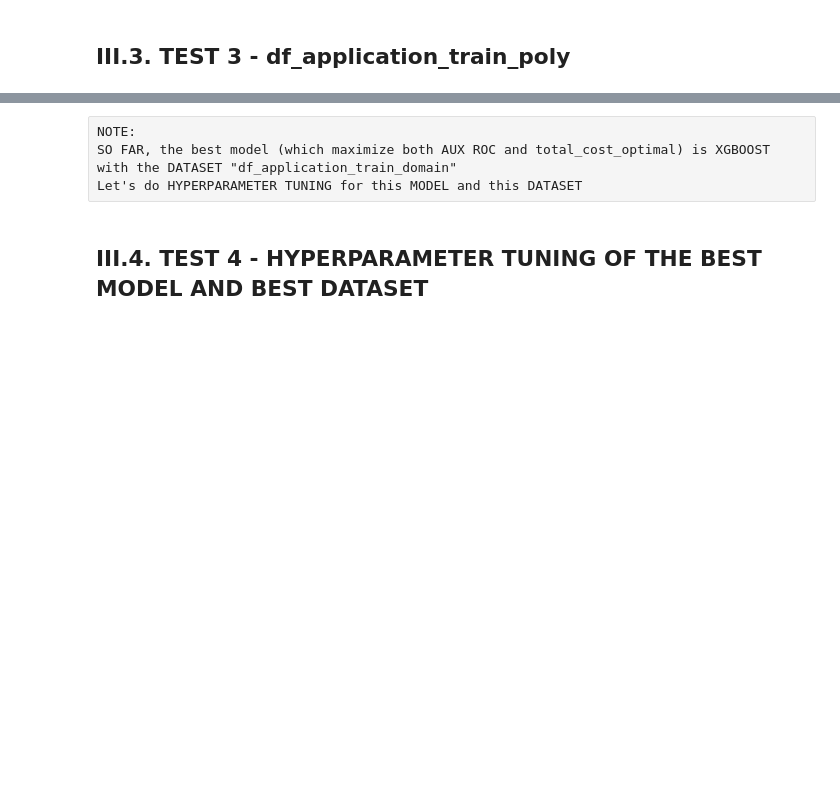
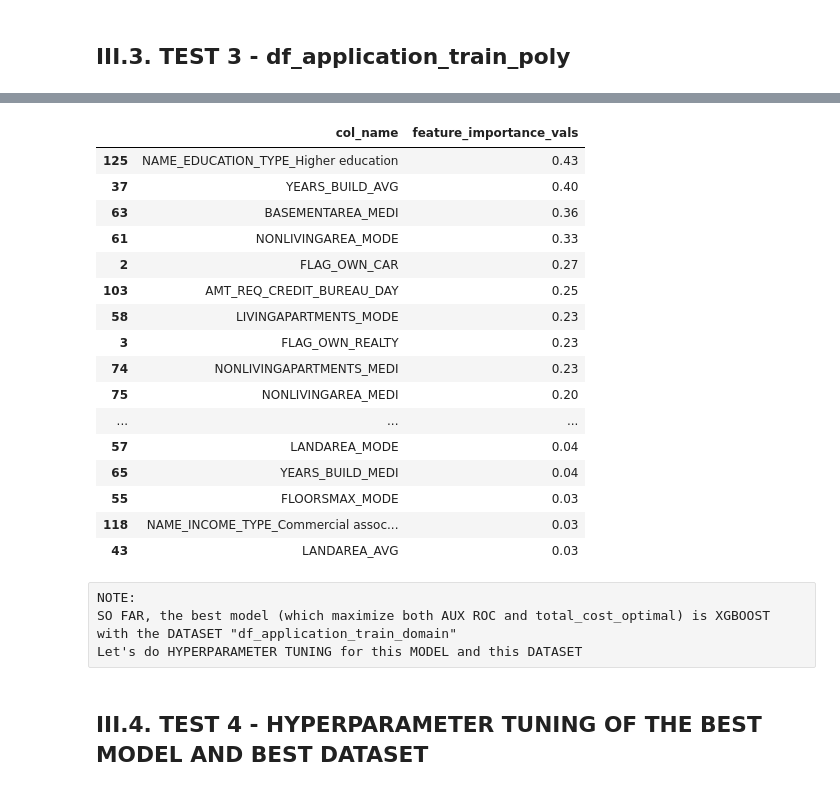
Before and after one commit to Isdinval/OC_PROJET7, a Jupyter notebook: P7_V2.ipynb, the cells around one changed output, grey strips where cells are left out. Drawn from its saved outputs; the diff is of its cells as text; code cells hidden in the pictures; blank space fills up the shorter version.

```diff
--- a/P7_V2.ipynb
+++ b/P7_V2.ipynb
@@ -1533,3 +1575,48 @@ Total Cost at Optimal Threshold: 36213
+# %%
+# # ==================================================================================================
+# # FEATURES IMPORTANCE - TEST 3
+# # ==================================================================================================
+vals = np.abs(shap_values_TEST3.values).mean(0)
+feature_names = X_train.columns
+
+feature_importance = pd.DataFrame(list(zip(feature_names, vals)),
+                                 columns=['col_name','feature_importance_vals'])
+feature_importance.sort_values(by=['feature_importance_vals'],
+                              ascending=False, inplace=True)
+# display(feature_importance)
+
+# plt.figure(figsize=(10, 8))
+# plt.barh(feature_importance['col_name'], feature_importance['feature_importance_vals'], color='skyblue')
+# plt.xlabel('Feature Importance')
+# plt.ylabel('Feature')
+# plt.title('Feature Importance Plot')
+# plt.gca().invert_yaxis()  # Invert y-axis to have the most important features at the top
+# plt.show()
+
+threshold = 0.03  # Adjust the threshold as needed
+
+# Filter the feature importance dataframe based on the threshold
+selected_features_TEST3 = feature_importance[feature_importance['feature_importance_vals'] > threshold]
+
+display(selected_features_TEST3)
+# %% [output]
+|  | col_name | feature_importance_vals |
+| 125 | NAME_EDUCATION_TYPE_Higher education | 0.43 |
+| 37 | YEARS_BUILD_AVG | 0.40 |
+| 63 | BASEMENTAREA_MEDI | 0.36 |
+| 61 | NONLIVINGAREA_MODE | 0.33 |
+| 2 | FLAG_OWN_CAR | 0.27 |
+| 103 | AMT_REQ_CREDIT_BUREAU_DAY | 0.25 |
+| 58 | LIVINGAPARTMENTS_MODE | 0.23 |
+| 3 | FLAG_OWN_REALTY | 0.23 |
+| 74 | NONLIVINGAPARTMENTS_MEDI | 0.23 |
+| 75 | NONLIVINGAREA_MEDI | 0.20 |
+| ... | ... | ... |
+| 57 | LANDAREA_MODE | 0.04 |
+| 65 | YEARS_BUILD_MEDI | 0.04 |
+| 55 | FLOORSMAX_MODE | 0.03 |
+| 118 | NAME_INCOME_TYPE_Commercial assoc... | 0.03 |
+| 43 | LANDAREA_AVG | 0.03 |
 # %% [raw]
 NOTE:
 SO FAR, the best model (which maximize both AUX ROC and total_cost_optimal) is XGBOOST with the DATASET "df_application_train_domain"
```
Also changed, not shown: parts of 16 cells of this notebook.
